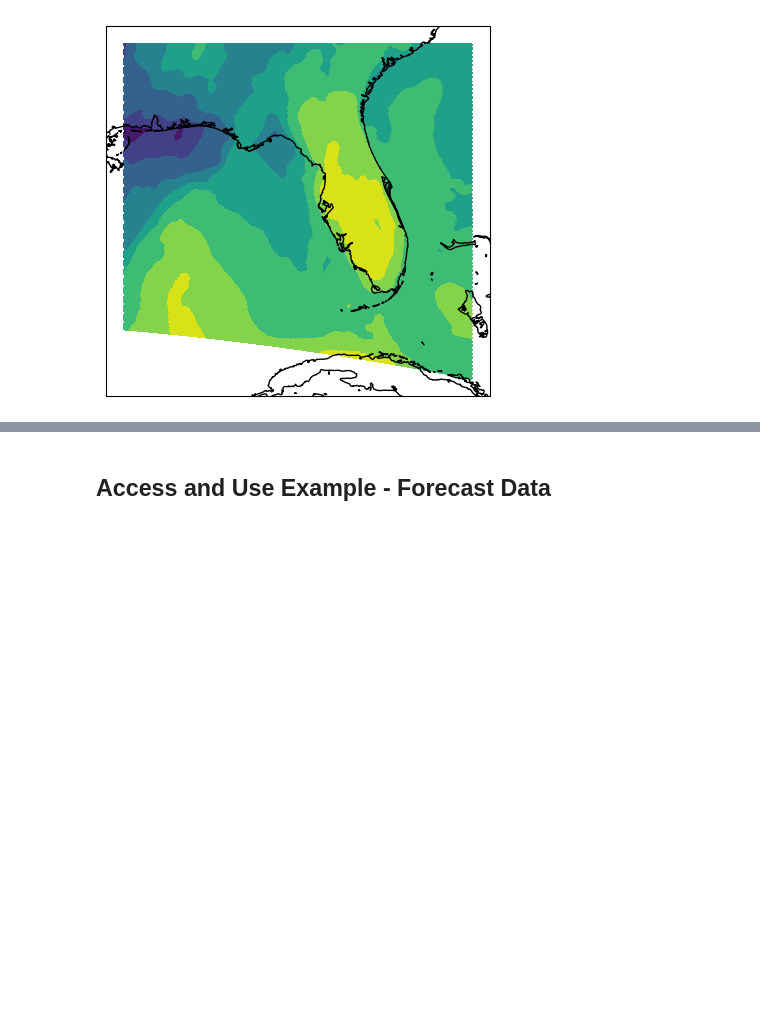
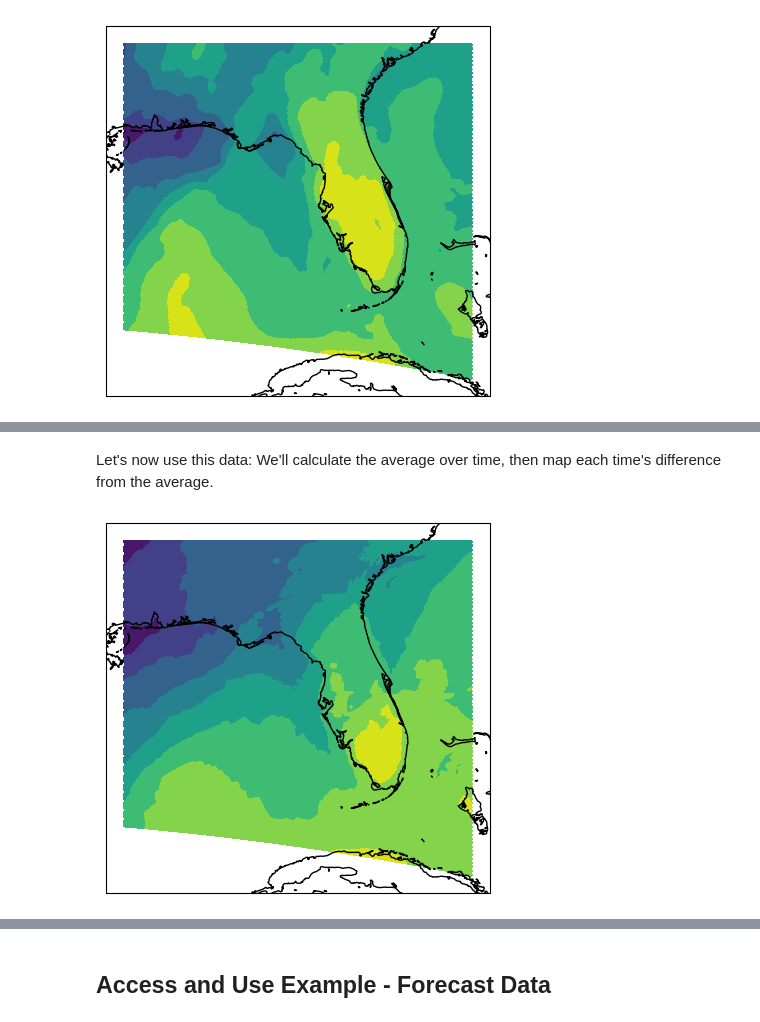
Before and after one commit to adair-kovac/examples, a Jupyter notebook: hrrr_zarr_explained.ipynb, the cells around one changed output, grey strips where cells are left out. Saved outputs shown, nothing was run; the diff lists cells and outputs as text; code cells hidden in the pictures; blank space fills up the shorter version.

```diff
--- a/hrrr_zarr_explained.ipynb
+++ b/hrrr_zarr_explained.ipynb
@@ -192,0 +197,10 @@ plt.show()
+# %%
+urls = [group_url, subgroup_url]
+for i in range(1, 3):
+    new_time = date + datetime.timedelta(days=i)
+    new_group_url = get_group_url(new_time, variable)
+    new_subgroup_url = get_variable_subgroup_url(level, new_time, variable)
+    urls = urls + [new_group_url, new_subgroup_url]
+
+multiday_ds = xr.open_mfdataset([s3fs.S3Map(url, s3=fs) for url in urls], engine='zarr')
+multiday_ds
@@ -192,0 +211,18 @@ plt.show()
+# %%
+def filter(ds):
+    ds["longitude"] = xr.DataArray(grid_longitude, dims=["projection_x_coordinate", "projection_y_coordinate"])
+    ds["latitude"] = xr.DataArray(grid_latitude, dims=["projection_x_coordinate", "projection_y_coordinate"])
+    return ds.where((ds.latitude < 33) & (ds.latitude > 21) & (ds.longitude < -78) & (ds.longitude > -89), drop=True)
+
+combined_ds = None
+for i in range(0, len(urls), 2):
+    urls_for_time = urls[i:i+2]
+    partial_ds = xr.open_mfdataset([s3fs.S3Map(url, s3=fs) for url in urls_for_time], engine='zarr')
+    partial_ds = partial_ds.set_coords("time")
+    partial_ds = filter(partial_ds)
+    if not combined_ds:
+        combined_ds = partial_ds
+    else:
+        combined_ds = xr.concat([combined_ds, partial_ds], dim="time")
+
+print(combined_ds)
@@ -192,0 +244,15 @@ plt.show()
+# %% [markdown]
+Let's now use this data: We'll calculate the average over time, then map each time's difference from the average.
+# %%
+avg_temp = combined_ds.mean(dim="time")
+
+plt.close()
+
+ax = plt.axes(projection=ccrs.PlateCarree())
+ax.contourf(ds_filtered.longitude, ds_filtered.latitude,
+            avg_temp.TMP.T)
+ax.coastlines()
+
+plt.show()
+# %% [output]
+[figure, added]
```
Also changed, not shown: parts of 6 cells of this notebook.
